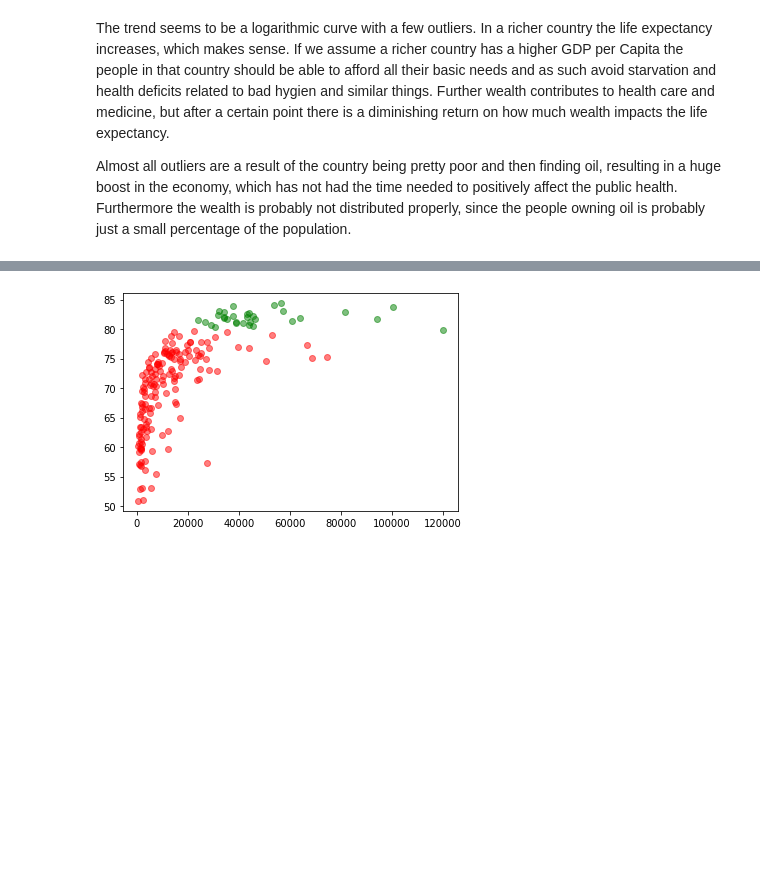
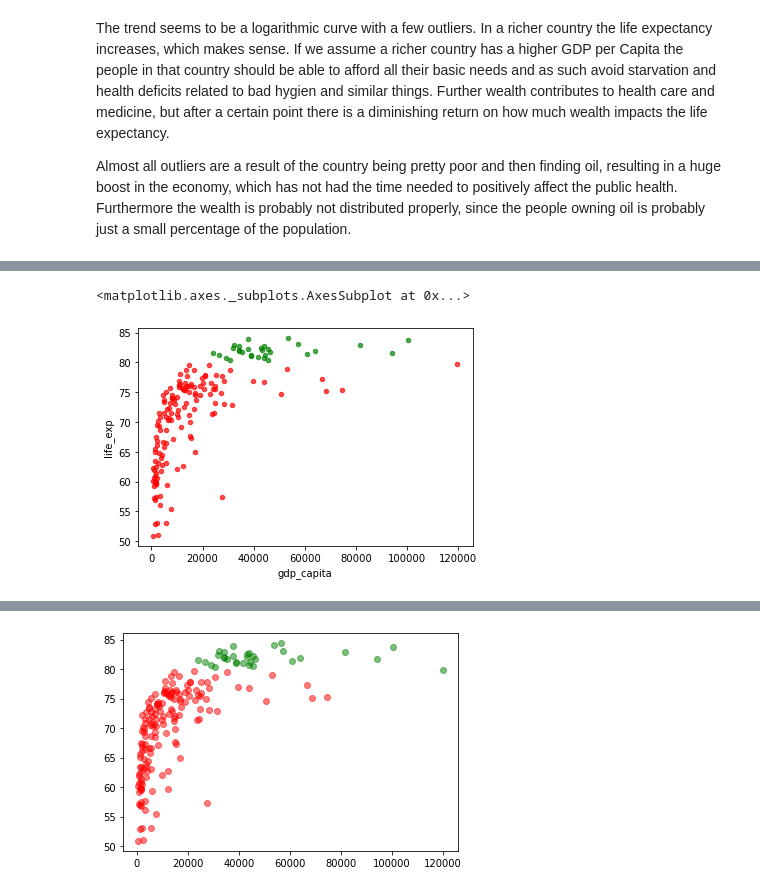
Before and after one commit to jerge/DAT405-DSC, a Jupyter notebook: Lab1.ipynb, the cells around one changed output, grey strips where cells are left out. Cells and saved outputs as stored; diff of their text form; code cells hidden in the pictures; blank space fills up the shorter version.

```diff
--- a/Lab1.ipynb
+++ b/Lab1.ipynb
@@ -79,0 +62,12 @@ print(highLECountry)
+# %%
+stdevs = countries.std(axis = 0)
+means = countries.mean(axis = 0)
+highLifeExp = countries[countries.life_exp > stdevs.life_exp + means.life_exp]
+lowLifeExp = countries[countries.life_exp <= stdevs.life_exp + means.life_exp]
+
+fig, ax = plt.subplots()
+highLifeExp.plot.scatter(x="gdp_capita",y="life_exp", alpha=0.7,ax=ax, color='g')
+lowLifeExp.plot.scatter(x="gdp_capita",y="life_exp",alpha=0.7,ax=ax, color='r')
+# %% [output]
+<matplotlib.axes._subplots.AxesSubplot at 0x...>
+[figure, added]
```
Also changed, not shown: parts of 8 cells of this notebook, 3 other files.
